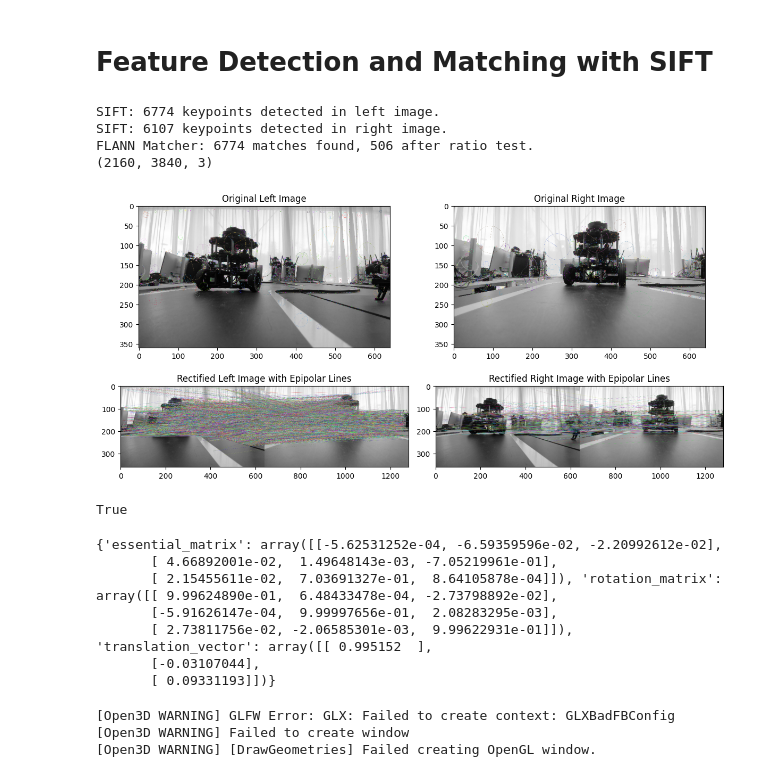
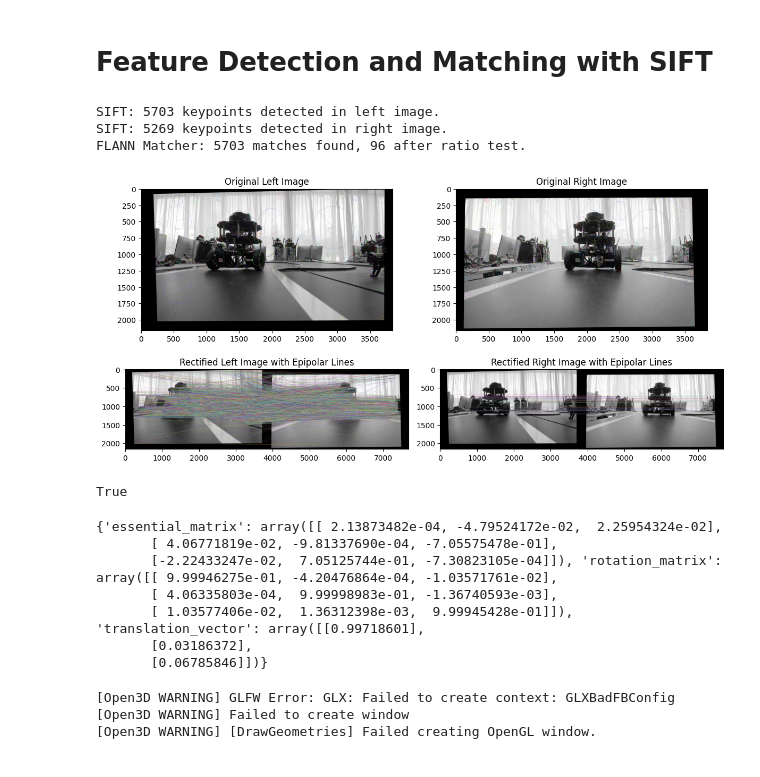
Before and after one commit to rafayaamirgull/stereo_reconstruction_cv, a Jupyter notebook: main.ipynb, the cells around one changed output. Drawn from its saved outputs; the diff is of its cells as text; code cells hidden in the pictures.

```diff
--- a/main.ipynb
+++ b/main.ipynb
@@ -129,7 +131,7 @@ def stereo_rectify(K0, K1, R, T, image_size):
     """
     T = T.astype(np.float64)  # Ensure T is float64 for cv2.stereoRectify
 
-    R1, R2, P1, P2, Q = cv2.stereoRectify(K0, None, K1, None, image_size, R, T)
+    R1, R2, P1, P2, Q, _, _ = cv2.stereoRectify(K0, None, K1, None, image_size, R, T, alpha=1, flags=cv2.CALIB_ZERO_DISPARITY)
     return R1, R2, P1, P2, Q
 # %%
 def draw_epilines(img1,img2,lines,pts1,pts2):
@@ -148,17 +150,17 @@ def draw_epilines(img1,img2,lines,pts1,pts2):
     return img1,img2
 # %%
 # Example usage (replace with your actual paths)
-left_image = "dataset/d3/img1.jpg"
-right_image = "dataset/d3/img2.jpg"
+left_image = os.path.join(dataset_name,"img1.jpg")
+right_image = os.path.join(dataset_name,"img2.jpg")
 
 # Read Images
 imgL = cv2.imread(left_image, cv2.IMREAD_GRAYSCALE)
 imgR = cv2.imread(right_image, cv2.IMREAD_GRAYSCALE)
 imgL_color = cv2.imread(left_image)  # For color visualization
 
-baseline = 140
 K0 = np.array(cameraMatrix)
 K1 = np.array(cameraMatrix)
 R = np.eye(3)  # Identity matrix (no rotation)
 T = np.array([[baseline], [0], [0]])
-image_size = (int(3840), int(2160))
+image_size = imgL.shape[::-1]
+image_size
@@ -450,8 +452,8 @@ def visualize_point_cloud(points_3D):
 def feat_detect_match(stereo_path, contrast_threshold=0.04):
     sift = cv2.SIFT_create(contrastThreshold=contrast_threshold)
 
-    left_image = glob.glob(f"{stereo_path}/img1.jpg")
-    right_image = glob.glob(f"{stereo_path}/img2.jpg")
+    left_image = glob.glob(f"{stereo_path}/left_rectified.jpg")
+    right_image = glob.glob(f"{stereo_path}/right_rectified.jpg")
 
     if not left_image or not right_image:
         return "Error: Missing img1.jpg or img2.jpg in the folder."
@@ -477,7 +479,7 @@ def feat_detect_match(stereo_path, contrast_threshold=0.04):
     matches = flann.knnMatch(descriptors_left, descriptors_right, k=2)
 
     # Filter matches using the Lowe's ratio test
-    good_matches = [m for m, n in matches if m.distance < 0.75 * n.distance]
+    good_matches = [m for m, n in matches if m.distance < lowe_ration * n.distance]
     print(
         f"FLANN Matcher: {len(matches)} matches found, {len(good_matches)} after ratio test."
     )
@@ -508,14 +510,14 @@ def feat_detect_match(stereo_path, contrast_threshold=0.04):
         flags=cv2.DrawMatchesFlags_NOT_DRAW_SINGLE_POINTS,
     )
 
-    # Resize images for display
-    print(imgL_with_kp.shape[:3])
-    imgL_with_kp = cv2.resize(imgL_with_kp, (640, 360))
-    imgR_with_kp = cv2.resize(imgR_with_kp, (640, 360))
-    img_matches = cv2.resize(img_matches, (1280, 360))  # Wider image for matches
-    img_good_matches = cv2.resize(
-        img_good_matches, (1280, 360)
-    )  # Wider image for matches
+    # # Resize images for display
+    # print(imgL_with_kp.shape[:3])
+    # imgL_with_kp = cv2.resize(imgL_with_kp, (640, 360))
+    # imgR_with_kp = cv2.resize(imgR_with_kp, (640, 360))
+    # img_matches = cv2.resize(img_matches, (1280, 360))  # Wider image for matches
+    # img_good_matches = cv2.resize(
+    #     img_good_matches, (1280, 360)
+    # )  # Wider image for matches
 
     # extract points
     pts1 = []
@@ -534,43 +536,40 @@ def feat_detect_match(stereo_path, contrast_threshold=0.04):
 
     return imgL_with_kp, imgR_with_kp, img_matches, img_good_matches, pts1, pts2
 # %%
-(imgL_with_kp, imgR_with_kp, img_matches, img_good_matches, pts1, pts2) = (
-    feat_detect_match(dataset_name)
-)
+imgL_with_kp, imgR_with_kp, img_matches, img_good_matches, pts1, pts2 = feat_detect_match(dataset_name)
 
 # Display the results
 plt.figure(figsize=(12, 6))
 
 plt.subplot(2, 2, 1)
 plt.title("Original Left Image")
 plt.imshow(imgL_with_kp)
 
 plt.subplot(2, 2, 2)
 plt.title("Original Right Image")
 plt.imshow(imgR_with_kp)
 
 plt.subplot(2, 2, 3)
 plt.title("Rectified Left Image with Epipolar Lines")
 plt.imshow(img_matches)
 
 plt.subplot(2, 2, 4)
 plt.title("Rectified Right Image with Epipolar Lines")
 plt.imshow(img_good_matches)
 
 plt.tight_layout()
 plt.show()
 
 # Save the rectified images
-cv2.imwrite("imgL_with_kp.jpg", imgL_with_kp)
-cv2.imwrite("imgR_with_kp.jpg", imgR_with_kp)
-cv2.imwrite("img_matches.jpg", img_matches)
-cv2.imwrite("img_good_matches.jpg", img_good_matches)
+cv2.imwrite(os.path.join(dataset_name,"imgL_with_kp.jpg"), imgL_with_kp)
+cv2.imwrite(os.path.join(dataset_name,"imgR_with_kp.jpg"), imgR_with_kp)
+cv2.imwrite(os.path.join(dataset_name,"img_matches.jpg"), img_matches)
+cv2.imwrite(os.path.join(dataset_name,"img_good_matches.jpg"), img_good_matches)
 # %% [output]
-SIFT: 6774 keypoints detected in left image.
-SIFT: 6107 keypoints detected in right image.
-FLANN Matcher: 6774 matches found, 506 after ratio test.
-(2160, 3840, 3)
+SIFT: 5703 keypoints detected in left image.
+SIFT: 5269 keypoints detected in right image.
+FLANN Matcher: 5703 matches found, 96 after ratio test.
-[figure, old version]
+[figure, new version]
 True
 # %%
 def stereo_geometry_estimation(
@@ -643,19 +642,19 @@ def stereo_geometry_estimation(
 # %%
 stereo_geometry = stereo_geometry_estimation(
     dataset_name,
-    baseline=140,
+    baseline=53,
     cameraMatrix1=cameraMatrix,
     cameraMatrix2=cameraMatrix,
 )
 print(stereo_geometry)
 # %% [output]
-{'essential_matrix': array([[-5.62531252e-04, -6.59359596e-02, -2.20992612e-02],
-       [ 4.66892001e-02,  1.49648143e-03, -7.05219961e-01],
-       [ 2.15455611e-02,  7.03691327e-01,  8.64105878e-04]]), 'rotation_matrix': array([[ 9.99624890e-01,  6.48433478e-04, -2.73798892e-02],
-       [-5.91626147e-04,  9.99997656e-01,  2.08283295e-03],
-       [ 2.73811756e-02, -2.06585301e-03,  9.99622931e-01]]), 'translation_vector': array([[ 0.995152  ],
-       [-0.03107044],
-       [ 0.09331193]])}
+{'essential_matrix': array([[ 2.13873482e-04, -4.79524172e-02,  2.25954324e-02],
+       [ 4.06771819e-02, -9.81337690e-04, -7.05575478e-01],
+       [-2.22433247e-02,  7.05125744e-01, -7.30823105e-04]]), 'rotation_matrix': array([[ 9.99946275e-01, -4.20476864e-04, -1.03571761e-02],
+       [ 4.06335803e-04,  9.99998983e-01, -1.36740593e-03],
+       [ 1.03577406e-02,  1.36312398e-03,  9.99945428e-01]]), 'translation_vector': array([[0.99718601],
+       [0.03186372],
+       [0.06785846]])}
 # %%
 # Convert points to homogeneous coordinates
 points1_h = cv2.convertPointsToHomogeneous(pts1).reshape(-1, 3)
```
Also changed, not shown: parts of 20 cells of this notebook, 11 other files.
